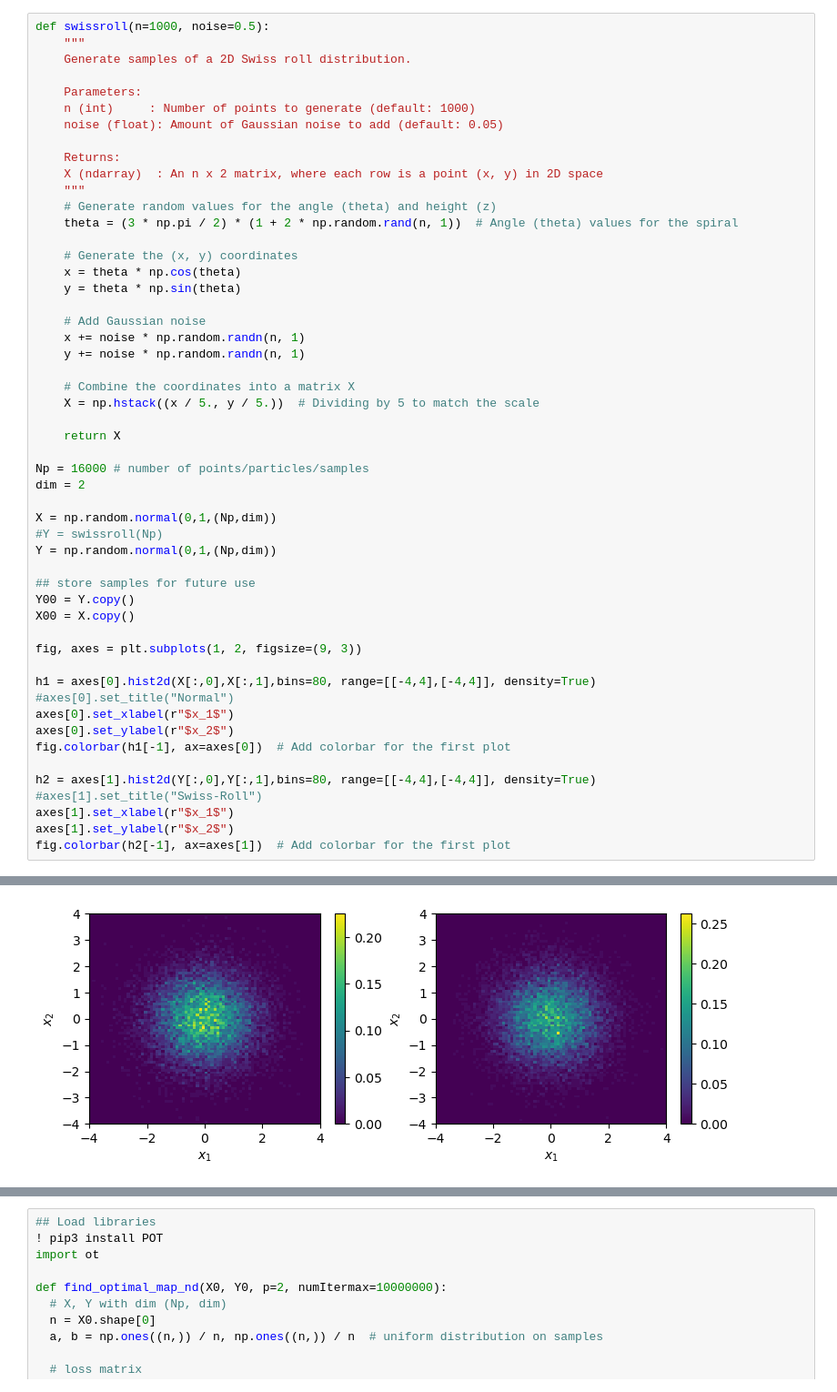
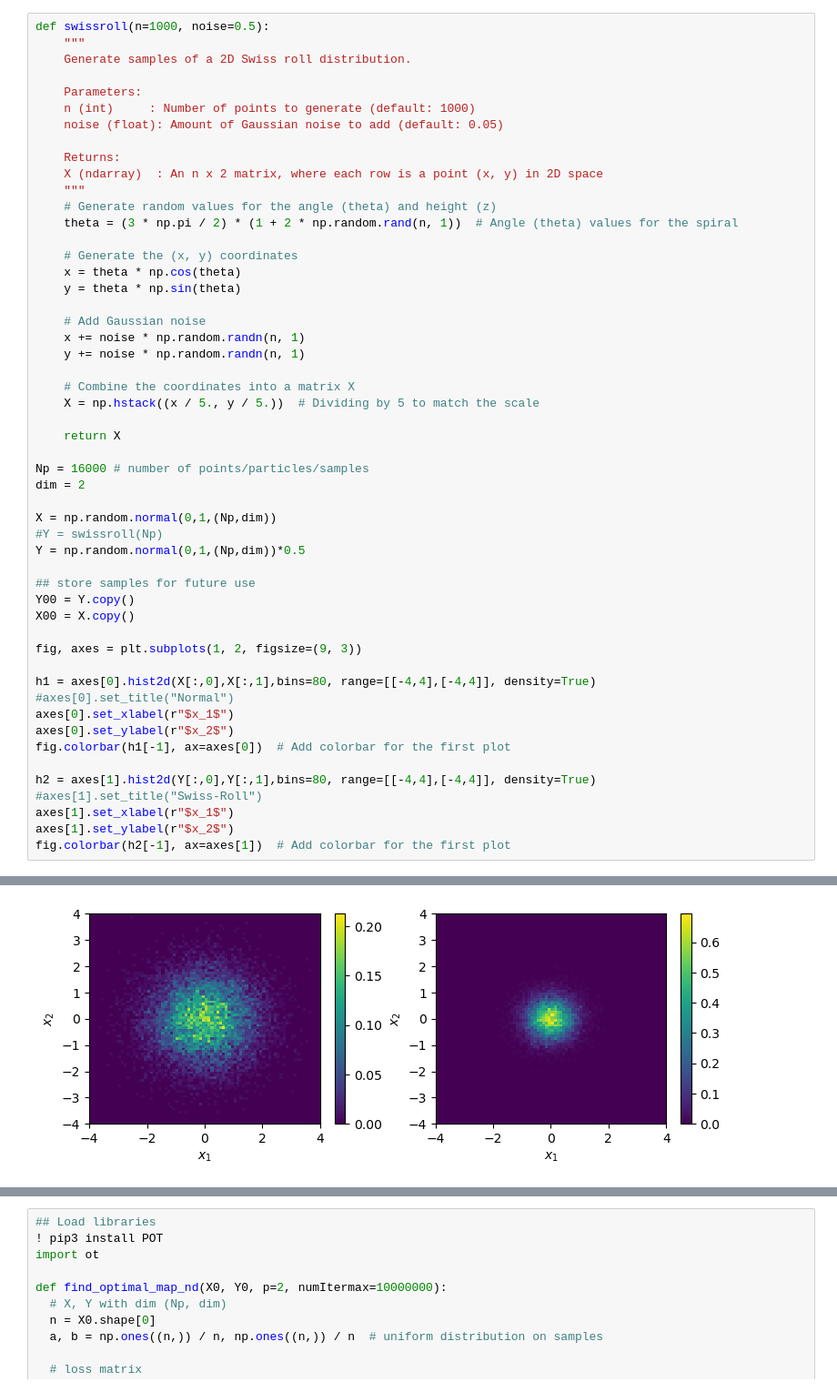
Before and after one commit to mohsensadr/OCD, a Jupyter notebook: examples/Test_Lp.ipynb, the cells around one changed output, grey strips where cells are left out. Shown at 91% size. Drawn from its saved outputs; the diff is of its cells as text.

```diff
--- a/examples/Test_Lp.ipynb
+++ b/examples/Test_Lp.ipynb
@@ -34,35 +36,35 @@ def swissroll(n=1000, noise=0.5):
     # Combine the coordinates into a matrix X
     X = np.hstack((x / 5., y / 5.))  # Dividing by 5 to match the scale
 
     return X
 
 Np = 16000 # number of points/particles/samples
 dim = 2
 
 X = np.random.normal(0,1,(Np,dim))
 #Y = swissroll(Np)
-Y = np.random.normal(0,1,(Np,dim))
+Y = np.random.normal(0,1,(Np,dim))*0.5
 
 ## store samples for future use
 Y00 = Y.copy()
 X00 = X.copy()
 
 fig, axes = plt.subplots(1, 2, figsize=(9, 3))
 
 h1 = axes[0].hist2d(X[:,0],X[:,1],bins=80, range=[[-4,4],[-4,4]], density=True)
 #axes[0].set_title("Normal")
 axes[0].set_xlabel(r"$x_1$")
 axes[0].set_ylabel(r"$x_2$")
 fig.colorbar(h1[-1], ax=axes[0])  # Add colorbar for the first plot
 
 h2 = axes[1].hist2d(Y[:,0],Y[:,1],bins=80, range=[[-4,4],[-4,4]], density=True)
 #axes[1].set_title("Swiss-Roll")
 axes[1].set_xlabel(r"$x_1$")
 axes[1].set_ylabel(r"$x_2$")
 fig.colorbar(h2[-1], ax=axes[1])  # Add colorbar for the first plot
 # %% [output]
 <matplotlib.colorbar.Colorbar at 0x...>
-[figure, old version]
+[figure, new version]
 # %%
 X0 = X00.copy()
 Y0 = Y00.copy()
```
Also changed, not shown: parts of 7 cells of this notebook, 1 other file.
